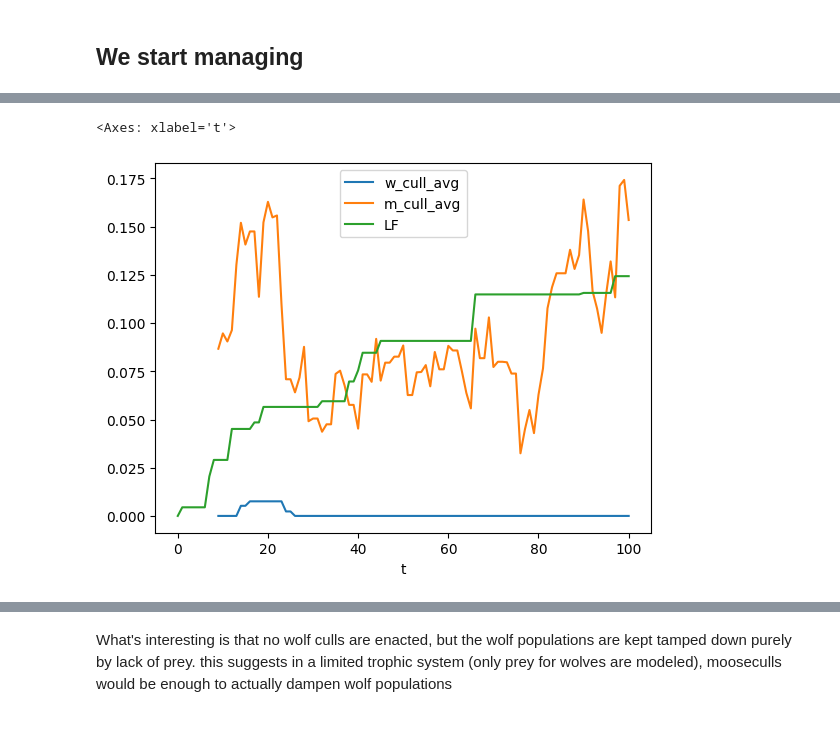
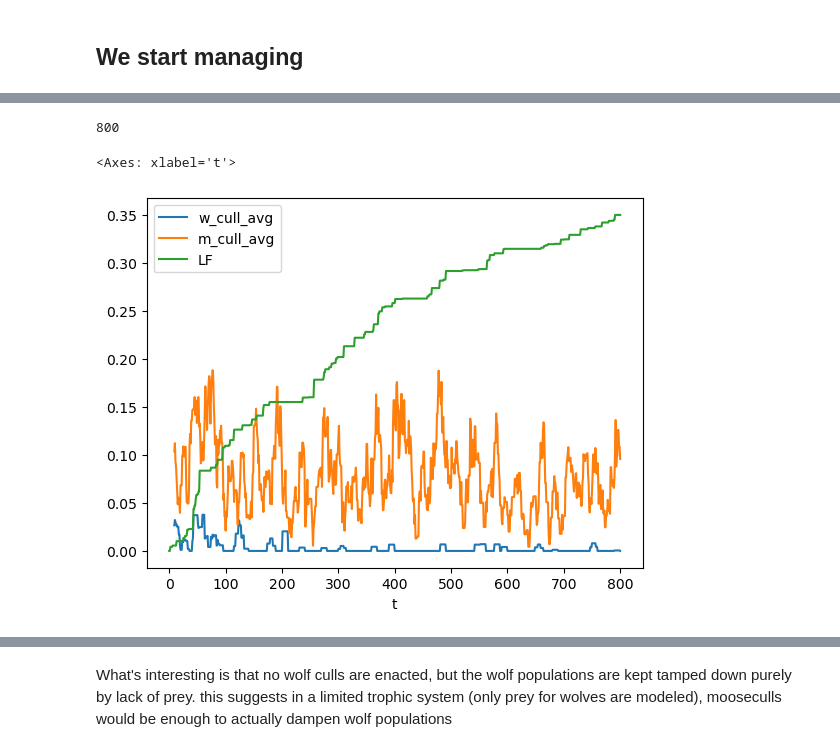
Before and after one commit to boettiger-lab/rl4caribou, a Jupyter notebook: notebooks/4-15-Meeting-Notebook.ipynb, the cells around one changed output, grey strips where cells are left out. Saved outputs shown, nothing was run; the diff lists cells and outputs as text; code cells hidden in the pictures.

```diff
--- a/notebooks/4-15-Meeting-Notebook.ipynb
+++ b/notebooks/4-15-Meeting-Notebook.ipynb
@@ -126,10 +134,12 @@ df.plot(x='t')
 # %%
 def simulate2(env, agent):
-    T = 100
+    T = env.Tmax
+    print(T)
     obs, info = env.reset()
     M, B, W, LF = env.bound * (obs + 1) /2
     LF = LF/env.bound
     Ms, Bs, Ws, LFs, moosecull, wolfcull  = [M], [B], [W], [LF], [0], [0]# the initial state there is no action yet #moosecull, wolfcull
+    rewards = [0]
     for t in range(T):
         action, info = agent.predict(obs)
         obs, reward, terminated, truncated, info = env.step(action)
@@ -141,6 +151,9 @@ def simulate2(env, agent):
         LFs.append(LF)
         moosecull.append((action[0]+1)/2)
         wolfcull.append((action[1]+1)/2)
+        rewards.append(reward)
+        if terminated or truncated:
+            break
 
     return pd.DataFrame(
         {
@@ -150,21 +163,27 @@ def simulate2(env, agent):
             'W': Ws,
             "LF": LFs,
             'moosecull': moosecull,
-            'wolfcull': wolfcull
+            'wolfcull': wolfcull,
+            'reward': rewards
         }
     )
 # %%
-df2 = simulate2(
+sim_df = simulate2(
     CaribouScipy(
-        config={'initial_pop': np.array([0.2711187, 0.0001, 0.07967687])}
+        config={
+            'initial_pop': np.array([0.2711187, 0.0001, 0.07967687]),
+            'Tmax': 800,
+        }
     ),
     ppoAgent
 )
-df2['w_cull_avg'] =  df2.wolfcull.rolling(window=10).mean()
-df2['m_cull_avg'] =  df2.moosecull.rolling(window=10).mean()
+sim_df['w_cull_avg'] =  sim_df.wolfcull.rolling(window=10).mean()
+sim_df['m_cull_avg'] =  sim_df.moosecull.rolling(window=10).mean()
+# %% [output]
+800
 # %%
-df2.plot(x='t', y = ['w_cull_avg', 'm_cull_avg', 'LF'])
+sim_df.plot(x='t', y = ['w_cull_avg', 'm_cull_avg', 'LF'])
 # %% [output]
 <Axes: xlabel='t'>
-[figure, old version]
+[figure, new version]
 # %%
```
Also changed, not shown: parts of 11 cells of this notebook, 2 other files.
